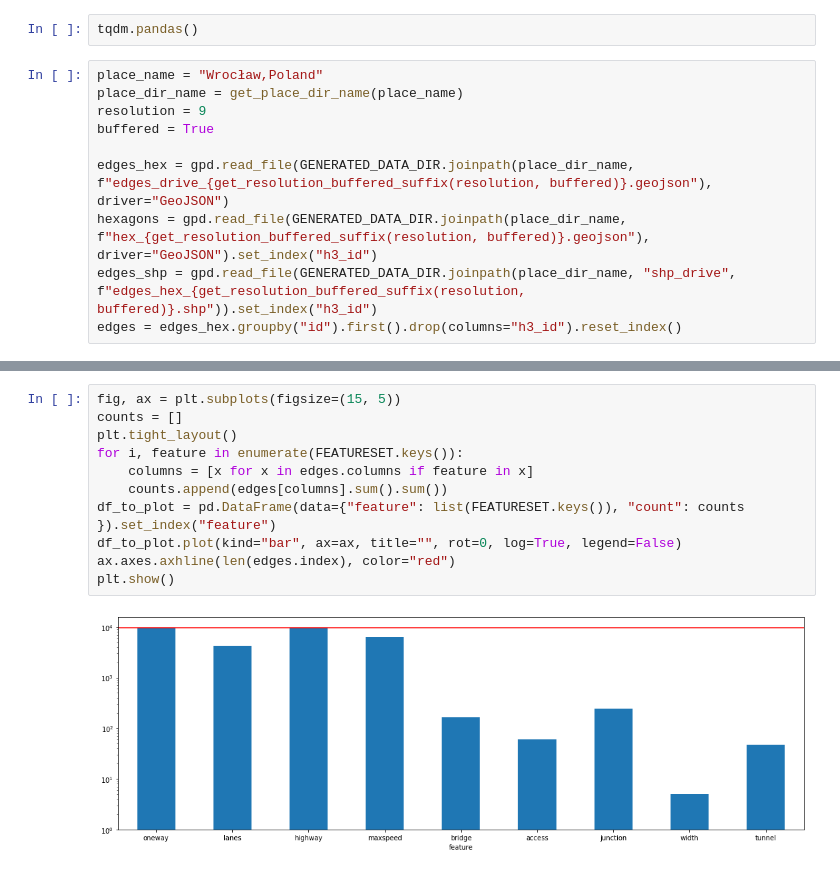
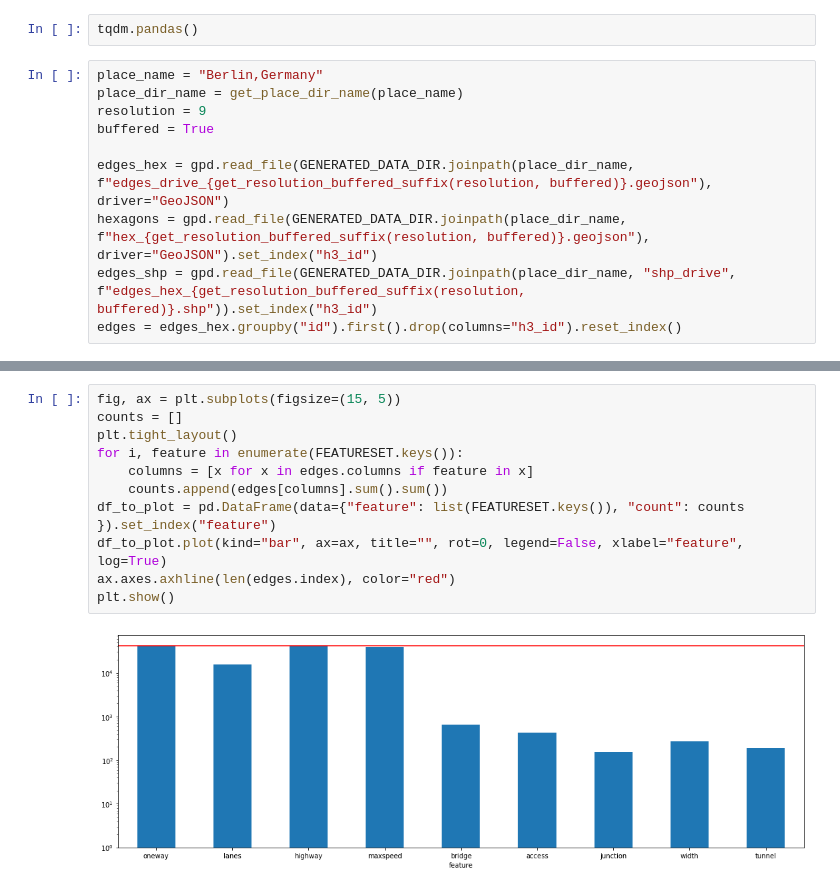
Before and after one commit to Calychas/highway2vec, a Jupyter notebook: notebooks/explorative.ipynb, the cells around one changed output, grey strips where cells are left out. Drawn from its saved outputs; the diff is of its cells as text.

Commit message:
moved some charts to explorative notebook, add more maxspeeds

```diff
--- a/notebooks/explorative.ipynb
+++ b/notebooks/explorative.ipynb
@@ -20,7 +23,7 @@ from src.tools.feature_extraction import FEATURESET
 # %%
 tqdm.pandas()
 # %%
-place_name = "Wrocław,Poland"
+place_name = "Berlin,Germany"
 place_dir_name = get_place_dir_name(place_name)
 resolution = 9
 buffered = True
@@ -34,16 +51,16 @@ edges
 # %%
 fig, ax = plt.subplots(figsize=(15, 5))
 counts = []
 plt.tight_layout()
 for i, feature in enumerate(FEATURESET.keys()):
     columns = [x for x in edges.columns if feature in x]
     counts.append(edges[columns].sum().sum())
 df_to_plot = pd.DataFrame(data={"feature": list(FEATURESET.keys()), "count": counts }).set_index("feature")
-df_to_plot.plot(kind="bar", ax=ax, title="", rot=0, log=True, legend=False)
+df_to_plot.plot(kind="bar", ax=ax, title="", rot=0, legend=False, xlabel="feature", log=True)
 ax.axes.axhline(len(edges.index), color="red")
 plt.show()
 # %% [output]
-[figure, old version]
+[figure, new version]
 # %%
 n = len(FEATURESET)
 
```
Also changed, not shown: parts of 5 cells of this notebook, 4 other files.
